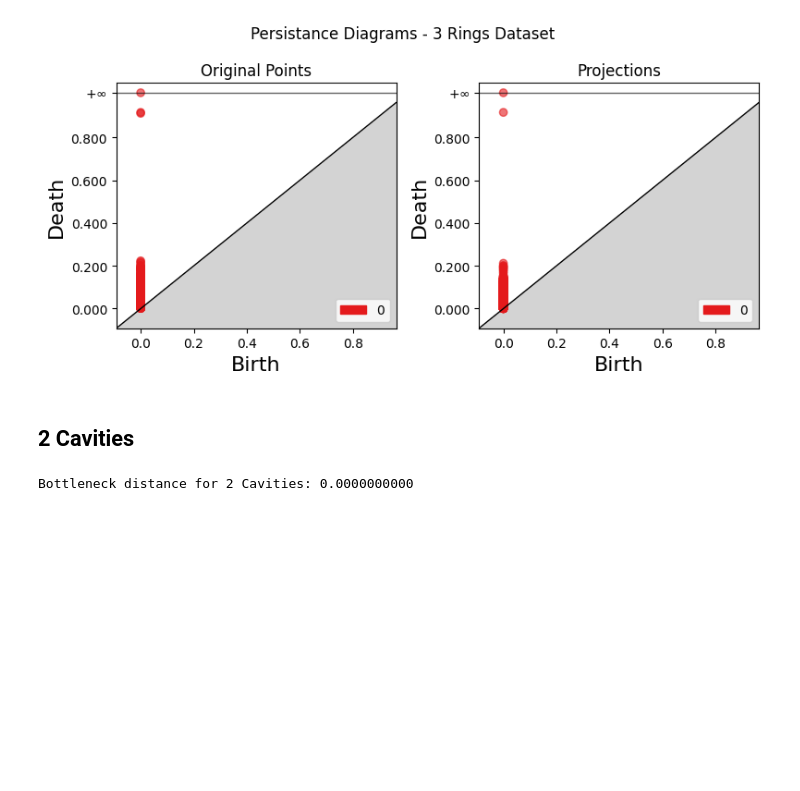
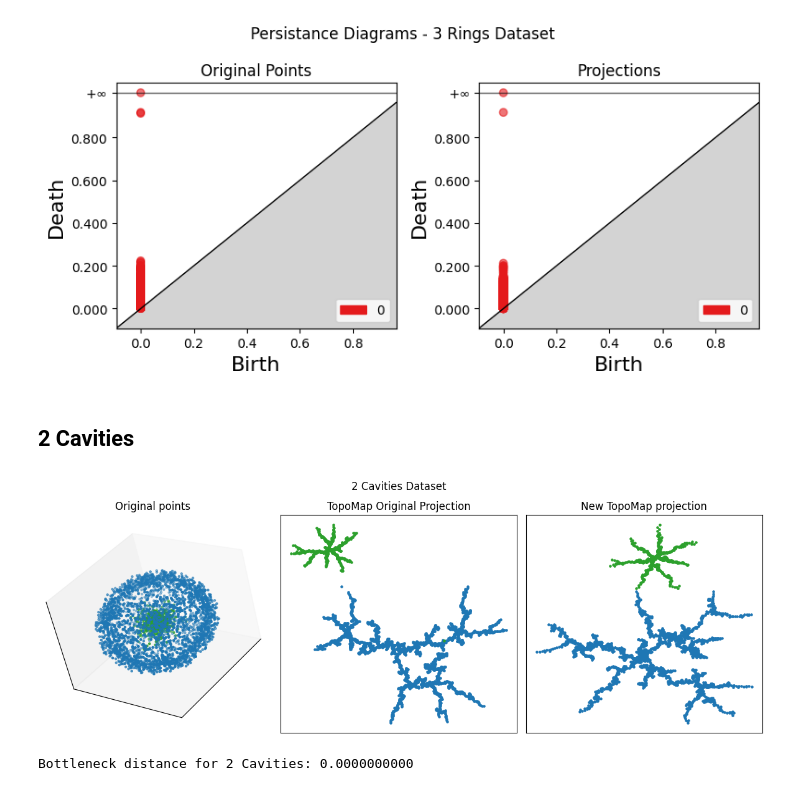
Before and after one commit to viguardieiro/TopoMap, a Jupyter notebook: Examples.ipynb, the cells around one changed output. Cells and saved outputs as stored; diff of their text form; code cells hidden in the pictures; blank space fills up the shorter version.

```diff
--- a/Examples.ipynb
+++ b/Examples.ipynb
@@ -182,6 +194,12 @@ proj_original_cavities = np.genfromtxt('data/2cavities_output.csv', delimiter=',
 
 topomap_cavities = TopoMap(data_cavities)
 proj_cavities = topomap_cavities.run()
+# %%
+fig = plot_data_projection(df_cavities, data_cavities, proj_cavities, proj_original_cavities)
+fig.suptitle('2 Cavities Dataset')
+fig.tight_layout()
+# %% [output]
+[figure, added]
 # %%
 fig = plot_data_projection_plotly(df_cavities, proj_cavities, proj_original_cavities)
 fig.update_layout(title_text='2 Cavities Dataset')
```
Also changed, not shown: parts of 4 cells of this notebook.
